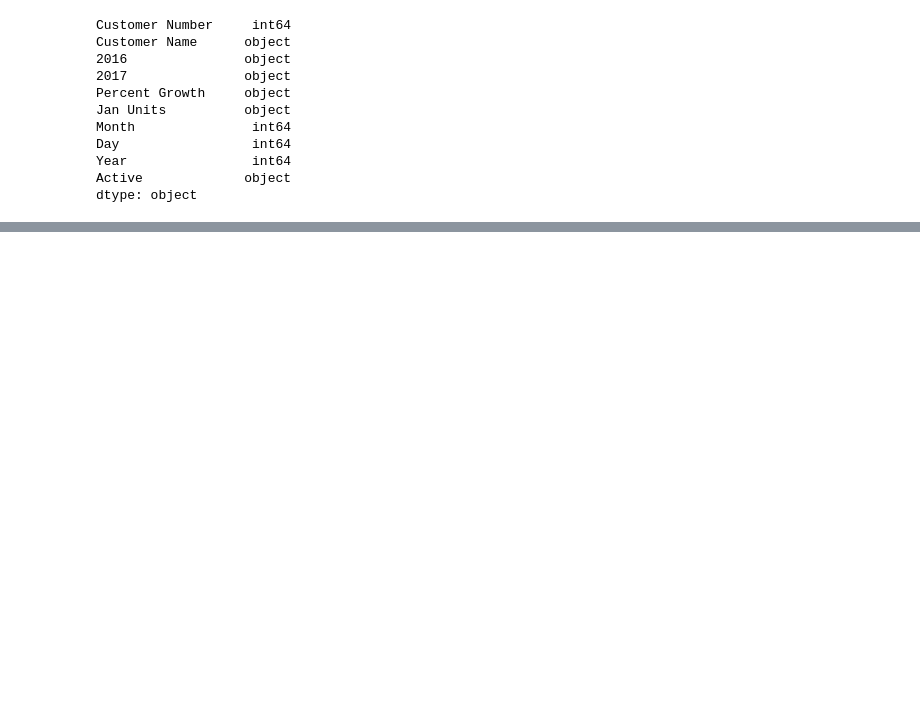
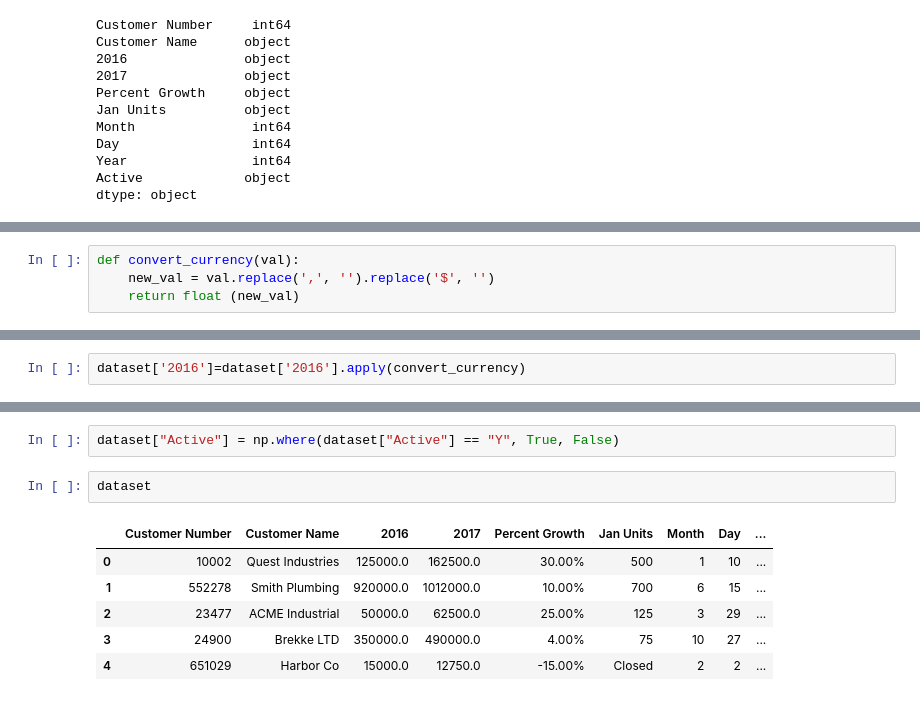
Before and after one commit to LiaDahlia/Pratikum-Machine-Learning, a Jupyter notebook: Pratikum_03_Merubah_tipe_dataset.ipynb, the cells around one changed output, grey strips where cells are left out. Cells and saved outputs as stored; diff of their text form; blank space fills up the shorter version.

```diff
--- a/Pratikum_03_Merubah_tipe_dataset.ipynb
+++ b/Pratikum_03_Merubah_tipe_dataset.ipynb
@@ -73,0 +91,4 @@ dtype: object
+# %%
+def convert_currency(val):
+    new_val = val.replace(',', '').replace('$', '')
+    return float (new_val)
@@ -73,0 +104,2 @@ dtype: object
+# %%
+dataset['2016']=dataset['2016'].apply(convert_currency)
@@ -73,0 +137,11 @@ dtype: object
+# %%
+dataset["Active"] = np.where(dataset["Active"] == "Y", True, False)
+# %%
+dataset
+# %% [output]
+|  | Customer Number | Customer Name | 2016 | 2017 | Percent Growth | Jan Units | Month | Day | ... |
+| 0 | 10002 | Quest Industries | 125000.0 | 162500.0 | 30.00% | 500 | 1 | 10 | ... |
+| 1 | 552278 | Smith Plumbing | 920000.0 | 1012000.0 | 10.00% | 700 | 6 | 15 | ... |
+| 2 | 23477 | ACME Industrial | 50000.0 | 62500.0 | 25.00% | 125 | 3 | 29 | ... |
+| 3 | 24900 | Brekke LTD | 350000.0 | 490000.0 | 4.00% | 75 | 10 | 27 | ... |
+| 4 | 651029 | Harbor Co | 15000.0 | 12750.0 | -15.00% | Closed | 2 | 2 | ... |
```
Also changed, not shown: parts of 16 cells of this notebook.
